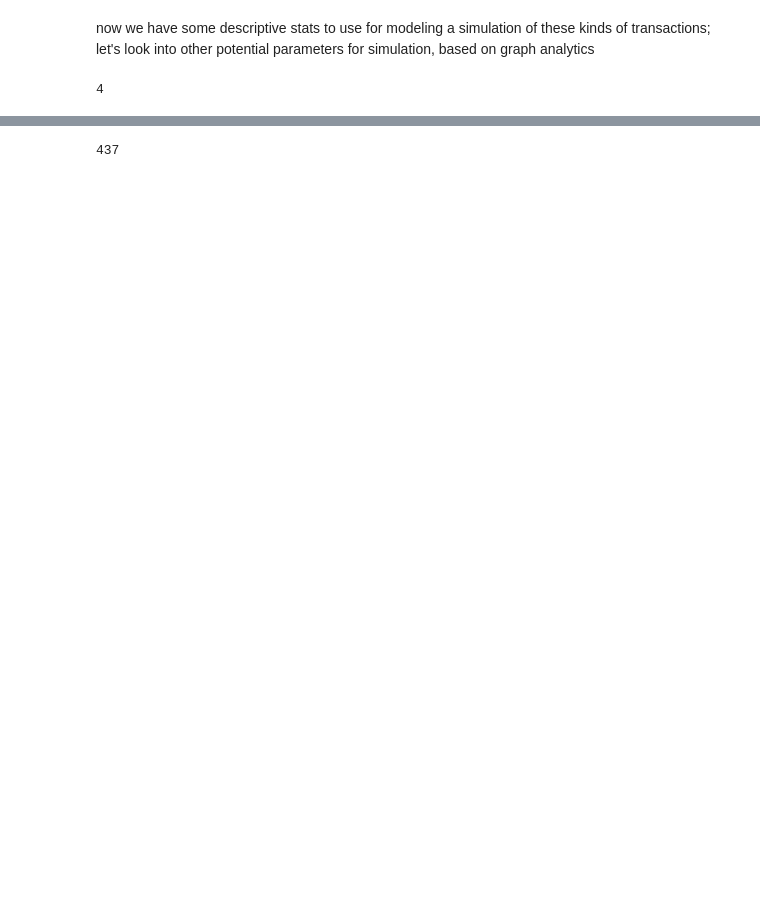
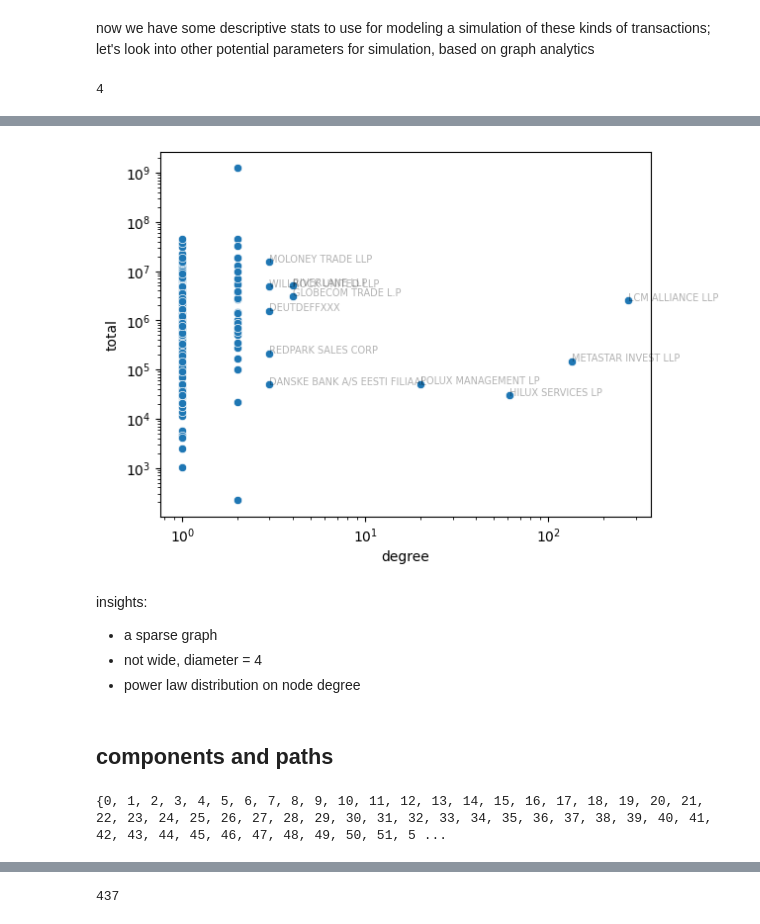
Before and after one commit to DerwenAI/kleptosyn, a Jupyter notebook: occrp.ipynb, the cells around one changed output, grey strips where cells are left out. Saved outputs shown, nothing was run; the diff lists cells and outputs as text; code cells hidden in the pictures; blank space fills up the shorter version.

```diff
--- a/occrp.ipynb
+++ b/occrp.ipynb
@@ -290,0 +347,12 @@ nx.radius(graph.to_undirected())
+# %%
+nodes_dat: typing.List[ dict ] = [
+    dat
+    for _, dat in graph.nodes(data = True)
+]
+
+df_nodes: pd.DataFrame = pd.DataFrame.from_dict(
+    nodes_dat,
+    orient = "columns"
+)
+
+df_nodes.head()
@@ -290,0 +378,29 @@ nx.radius(graph.to_undirected())
+# %%
+x: list = df_nodes["degree"].to_list()
+y: list = df_nodes["total"].to_list()
+labels: list = df_nodes["name"].to_list()
+
+sns.scatterplot(data = df_nodes, x = "degree", y = "total")
+
+plt.yscale("log")
+plt.xscale("log")
+
+for i, label in enumerate(labels):
+    if x[i] > 2:
+        plt.annotate(label, (x[i], y[i]), alpha = 0.3, fontsize = 7)
+
+plt.show()
+# %% [output]
+[figure, added]
+# %% [markdown]
+insights:
+  * a sparse graph
+  * not wide, diameter = 4
+  * power law distribution on node degree
+# %% [markdown]
+## components and paths
+# %%
+for clique in nx.connected_components(graph.to_undirected()):
+    print(clique)
+# %% [output]
+{0, 1, 2, 3, 4, 5, 6, 7, 8, 9, 10, 11, 12, 13, 14, 15, 16, 17, 18, 19, 20, 21, 22, 23, 24, 25, 26, 27, 28, 29, 30, 31, 32, 33, 34, 35, 36, 37, 38, 39, 40, 41, 42, 43, 44, 45, 46, 47, 48, 49, 50, 51, 5 ...
```
Also changed, not shown: parts of 47 cells of this notebook, 2 other files.
